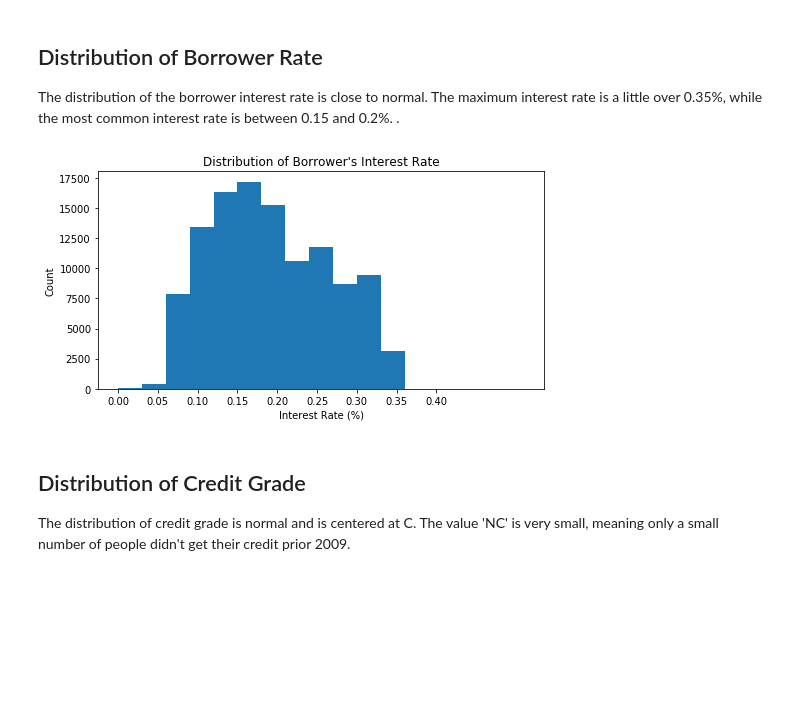
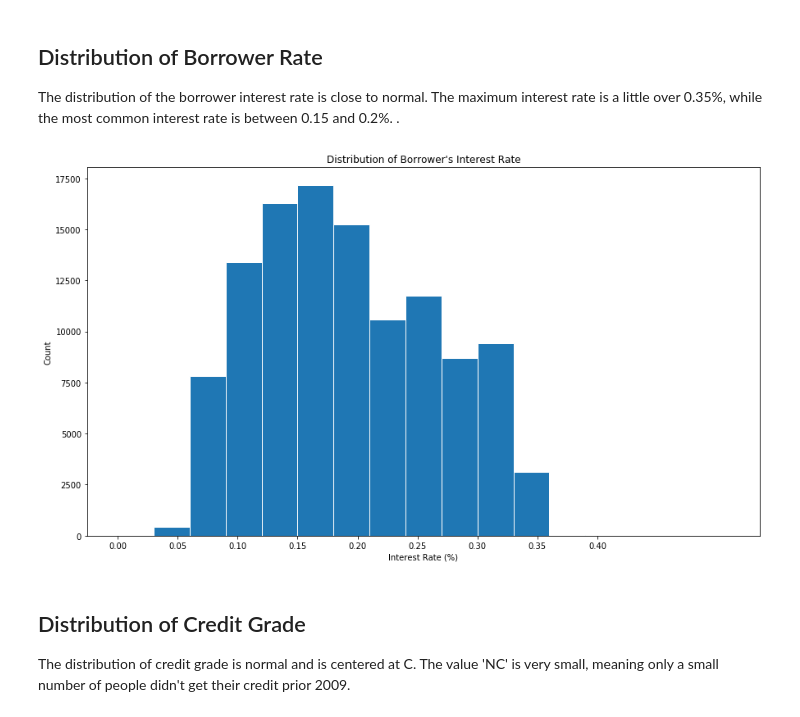
Before and after one commit to mila-dan/prosper-loan-data-exploration, a Jupyter notebook: Slide_deck_Prosper_Loan.ipynb, the cells around one changed output. Saved outputs shown, nothing was run; the diff lists cells and outputs as text; code cells hidden in the pictures; blank space fills up the shorter version.

```diff
--- a/Slide_deck_Prosper_Loan.ipynb
+++ b/Slide_deck_Prosper_Loan.ipynb
@@ -60,16 +60,16 @@ df_loans_copy['Year']=pd.cut(df_loans_copy.LoanOriginationDate, bins=bin_edges,
 The distribution of the borrower interest rate is close to normal. The maximum interest rate is a little over 0.35%, while the most common interest rate is between 0.15 and 0.2%. .
 # %%
 # univariate plot of borrower rate. Since it is a numeric variable, the histogram is created.
-plt.figure(figsize = [8, 4])
+plt.figure(figsize=[14.70, 8.27])
 bin_edges=np.arange(0, df_loans_copy['BorrowerRate'].max()+0.03,0.03)
-plt.hist(data = df_loans_copy, x = 'BorrowerRate', bins=bin_edges)
+plt.hist(data = df_loans_copy, x = 'BorrowerRate', bins=bin_edges, edgecolor="white")
 #
 plt.xlabel("Interest Rate (%)")
 plt.ylabel('Count')
 plt.title("Distribution of Borrower's Interest Rate");
 plt.xticks(np.arange(0, 0.45, 0.05));
 # %% [output]
-[figure, old version]
+[figure, new version]
 # %% [markdown]
 ## Distribution of Credit Grade
 
```
Also changed, not shown: parts of 12 cells of this notebook.
